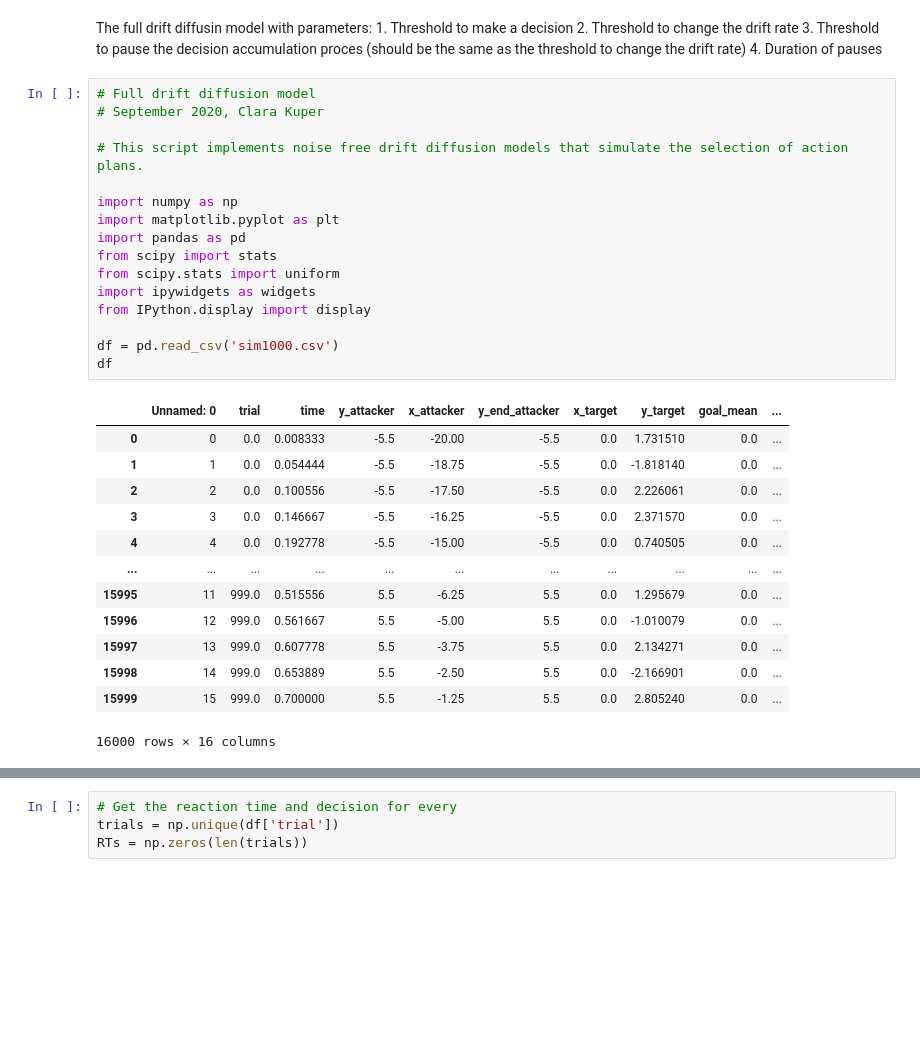
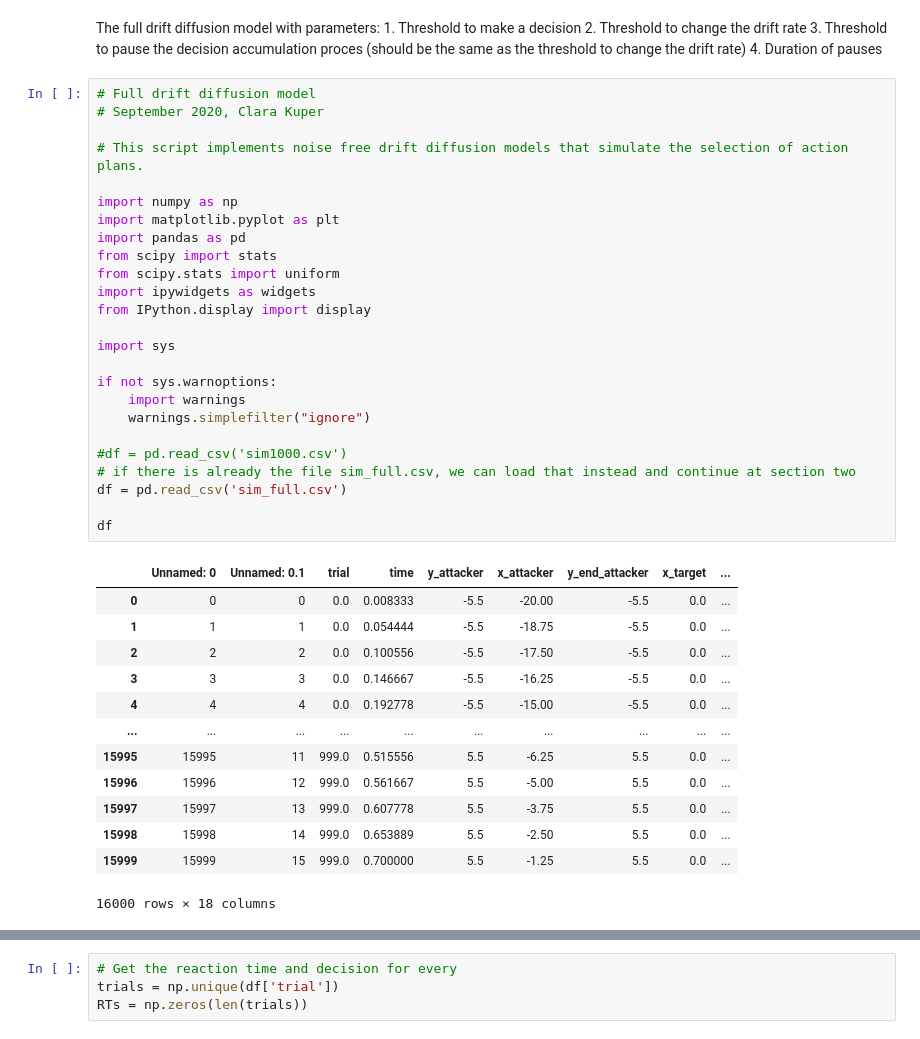
Before and after one commit to ClaraKuper/NoiseStrikeMatlab, a Jupyter notebook: Simulations/Full_DDM.ipynb, the cells around one changed output, grey strips where cells are left out. Cells and saved outputs as stored; diff of their text form; blank space fills up the shorter version.

```diff
--- a/Simulations/Full_DDM.ipynb
+++ b/Simulations/Full_DDM.ipynb
@@ -1,5 +1,5 @@
 # %% [markdown]
-The full drift diffusin model with parameters:
+The full drift diffusion model with parameters:
     1. Threshold to make a decision
     2. Threshold to change the drift rate
     3. Threshold to pause the decision accumulation proces (should be the same as the threshold to change the drift rate)
@@ -7,31 +7,40 @@ The full drift diffusin model with parameters:
 # %%
 # Full drift diffusion model
 # September 2020, Clara Kuper
 
 # This script implements noise free drift diffusion models that simulate the selection of action plans.
 
 import numpy as np
 import matplotlib.pyplot as plt
 import pandas as pd
 from scipy import stats
 from scipy.stats import uniform
 import ipywidgets as widgets
 from IPython.display import display
 
-df = pd.read_csv('sim1000.csv')
+import sys
+
+if not sys.warnoptions:
+    import warnings
+    warnings.simplefilter("ignore")
+
+#df = pd.read_csv('sim1000.csv')
+# if there is already the file sim_full.csv, we can load that instead and continue at section two
+df = pd.read_csv('sim_full.csv')
+
 df
 # %% [output]
-|  | Unnamed: 0 | trial | time | y_attacker | x_attacker | y_end_attacker | x_target | y_target | goal_mean | ... |
-| 0 | 0 | 0.0 | 0.008333 | -5.5 | -20.00 | -5.5 | 0.0 | 1.731510 | 0.0 | ... |
-| 1 | 1 | 0.0 | 0.054444 | -5.5 | -18.75 | -5.5 | 0.0 | -1.818140 | 0.0 | ... |
-| 2 | 2 | 0.0 | 0.100556 | -5.5 | -17.50 | -5.5 | 0.0 | 2.226061 | 0.0 | ... |
-| 3 | 3 | 0.0 | 0.146667 | -5.5 | -16.25 | -5.5 | 0.0 | 2.371570 | 0.0 | ... |
-| 4 | 4 | 0.0 | 0.192778 | -5.5 | -15.00 | -5.5 | 0.0 | 0.740505 | 0.0 | ... |
-| ... | ... | ... | ... | ... | ... | ... | ... | ... | ... | ... |
-| 15995 | 11 | 999.0 | 0.515556 | 5.5 | -6.25 | 5.5 | 0.0 | 1.295679 | 0.0 | ... |
-| 15996 | 12 | 999.0 | 0.561667 | 5.5 | -5.00 | 5.5 | 0.0 | -1.010079 | 0.0 | ... |
-| 15997 | 13 | 999.0 | 0.607778 | 5.5 | -3.75 | 5.5 | 0.0 | 2.134271 | 0.0 | ... |
-| 15998 | 14 | 999.0 | 0.653889 | 5.5 | -2.50 | 5.5 | 0.0 | -2.166901 | 0.0 | ... |
-| 15999 | 15 | 999.0 | 0.700000 | 5.5 | -1.25 | 5.5 | 0.0 | 2.805240 | 0.0 | ... |
+|  | Unnamed: 0 | Unnamed: 0.1 | trial | time | y_attacker | x_attacker | y_end_attacker | x_target | ... |
+| 0 | 0 | 0 | 0.0 | 0.008333 | -5.5 | -20.00 | -5.5 | 0.0 | ... |
+| 1 | 1 | 1 | 0.0 | 0.054444 | -5.5 | -18.75 | -5.5 | 0.0 | ... |
+| 2 | 2 | 2 | 0.0 | 0.100556 | -5.5 | -17.50 | -5.5 | 0.0 | ... |
+| 3 | 3 | 3 | 0.0 | 0.146667 | -5.5 | -16.25 | -5.5 | 0.0 | ... |
+| 4 | 4 | 4 | 0.0 | 0.192778 | -5.5 | -15.00 | -5.5 | 0.0 | ... |
+| ... | ... | ... | ... | ... | ... | ... | ... | ... | ... |
+| 15995 | 15995 | 11 | 999.0 | 0.515556 | 5.5 | -6.25 | 5.5 | 0.0 | ... |
+| 15996 | 15996 | 12 | 999.0 | 0.561667 | 5.5 | -5.00 | 5.5 | 0.0 | ... |
+| 15997 | 15997 | 13 | 999.0 | 0.607778 | 5.5 | -3.75 | 5.5 | 0.0 | ... |
+| 15998 | 15998 | 14 | 999.0 | 0.653889 | 5.5 | -2.50 | 5.5 | 0.0 | ... |
+| 15999 | 15999 | 15 | 999.0 | 0.700000 | 5.5 | -1.25 | 5.5 | 0.0 | ... |
-16000 rows × 16 columns
+16000 rows × 18 columns
 # %%
```
Also changed, not shown: parts of 15 cells of this notebook, 9 other files.
